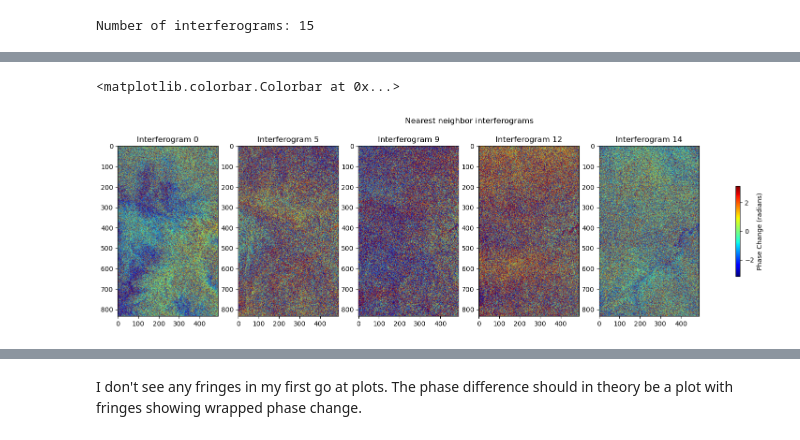
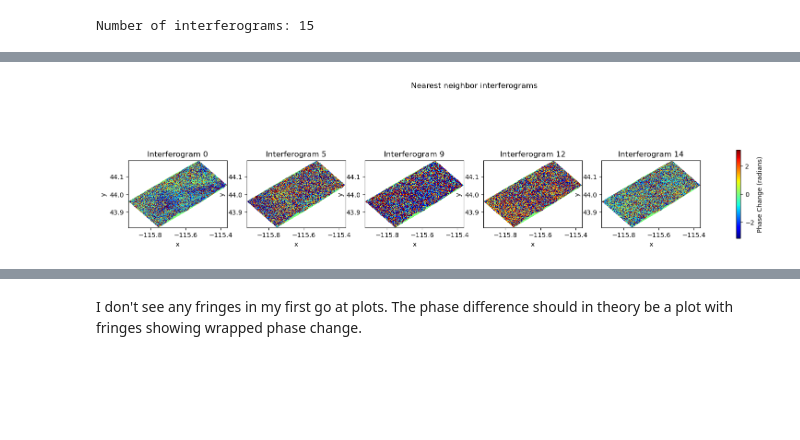
Before and after one commit to julober/snowex_uavsar_coherence, a Jupyter notebook: notebooks/swe-estimate.ipynb, the cells around one changed output, grey strips where cells are left out. Cells and saved outputs as stored; diff of their text form; code cells hidden in the pictures; blank space fills up the shorter version.

Commit message:
switched swe-estimate to geocoded slcs)

```diff
--- a/notebooks/swe-estimate.ipynb
+++ b/notebooks/swe-estimate.ipynb
@@ -25,10 +25,10 @@ import math
 from uavsar_pytools.convert.tiff_conversion import read_annotation
 # %%
 # working in radar coordinates for now
-data_dir = '../data/snowex_lowman/slcs_raw/'
+data_dir = '../data/snowex_lowman/slcs_geocoded/'
 
 # use just 05208 flight 2021 data for now
 in_dir = Path(data_dir)
-slcs_05208 = sorted(list(in_dir.glob('*05208_21*.slc')))
-anns_05208 = sorted(list(in_dir.glob('*05208_21*.ann')))
+slcs_05208 = sorted(list(in_dir.glob('*05208_21*geoslc.tif')))
+# anns_05208 = sorted(list(in_dir.glob('*05208_21*.ann')))
 # %%
@@ -68,8 +103,10 @@ print(f"Number of interferograms: {math.comb(len(stack), 2)}")
 Number of interferograms: 15
 # %%
 counter = 0
-stack_intf = np.zeros((math.comb(len(stack), 2), rows, cols))
+# print((n_choose_2, stack[0].shape[0]))
+stack_intf = []
 
+# print(stack_intf.shape)
 # calculate phase change
 for i in range(len(stack)) :
     for j in range(i, len(stack)) :
@@ -81,9 +118,9 @@ for i in range(len(stack)) :
         # print(phase1)
         # print(phase2)
 
-        phase_change = phase2 - phase1
+        phase_change = stack[i].copy(data = (phase2 - phase1))
 
-        stack_intf[counter, :, :] = phase_change
+        stack_intf.append(phase_change)
         counter += 1
 # %%
 print(stack_intf[0])
@@ -104,23 +147,25 @@ print(stack_intf[0])
 # %%
 # downsample nearest neighbors to be able to plot them side-by-side
 indices = [0, 5, 9, 12, 14]
 
 fig, axes = plt.subplots(1, len(indices), figsize=(20, 5))
 
 for idx in indices :
-    phase_data = stack_intf[idx, :, :]
+    phase_data = stack_intf[idx]
 
     # downsample by factor of 10 for plotting
-    phase_data_ds = phase_data[::10, ::10]
+    phase_data_ds = phase_data.isel(x=slice(None, None, 10), y=slice(None, None, 10))
     ax = axes[indices.index(idx)]
-    im = ax.imshow(phase_data_ds, cmap='jet', vmin=-np.pi, vmax=np.pi)
+    im = phase_data_ds.plot(ax=ax, cmap='jet', vmin=-np.pi, vmax=np.pi, robust=True, add_colorbar=False)
     ax.set_title(f'Interferogram {idx}')
+    ax.set_aspect('equal')  # Ensures equal degree dimensions
 
 fig.suptitle('Nearest neighbor interferograms')
-fig.colorbar(im, ax=axes.ravel().tolist(), shrink=0.5, label='Phase Change (radians)')
+fig.colorbar(im, ax=axes, shrink=0.5, label='Phase Change (radians)')
+# plt.tight_layout()
+plt.show()
 # %% [output]
-<matplotlib.colorbar.Colorbar at 0x...>
-[figure, old version]
+[figure, new version]
 # %%
 fig = plt.imshow(stack_intf[14], cmap='rainbow', vmin = -3, vmax = 3)
 plt.colorbar(label = 'phase change (radians)')
```
Also changed, not shown: parts of 5 cells of this notebook, 1 other file.
